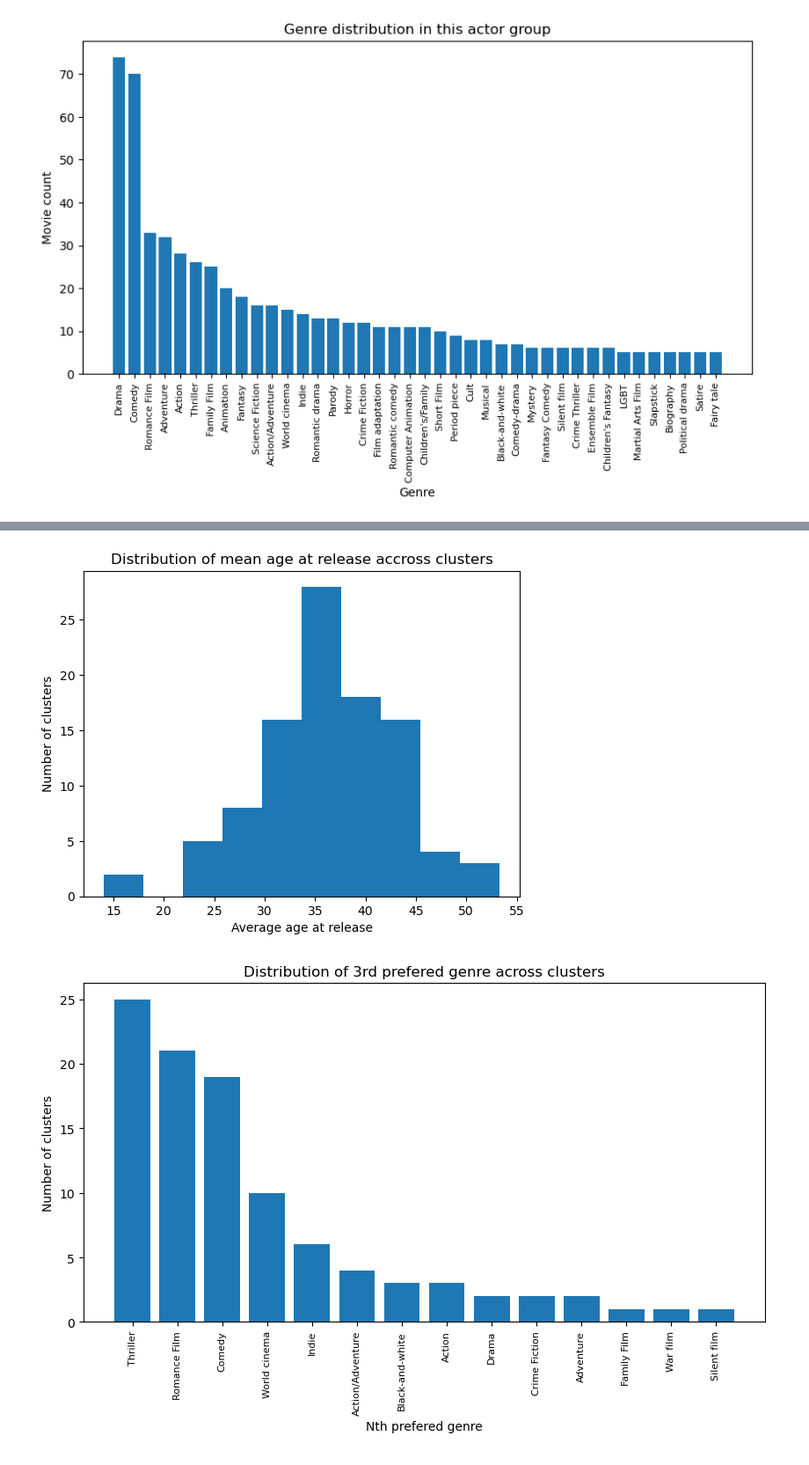
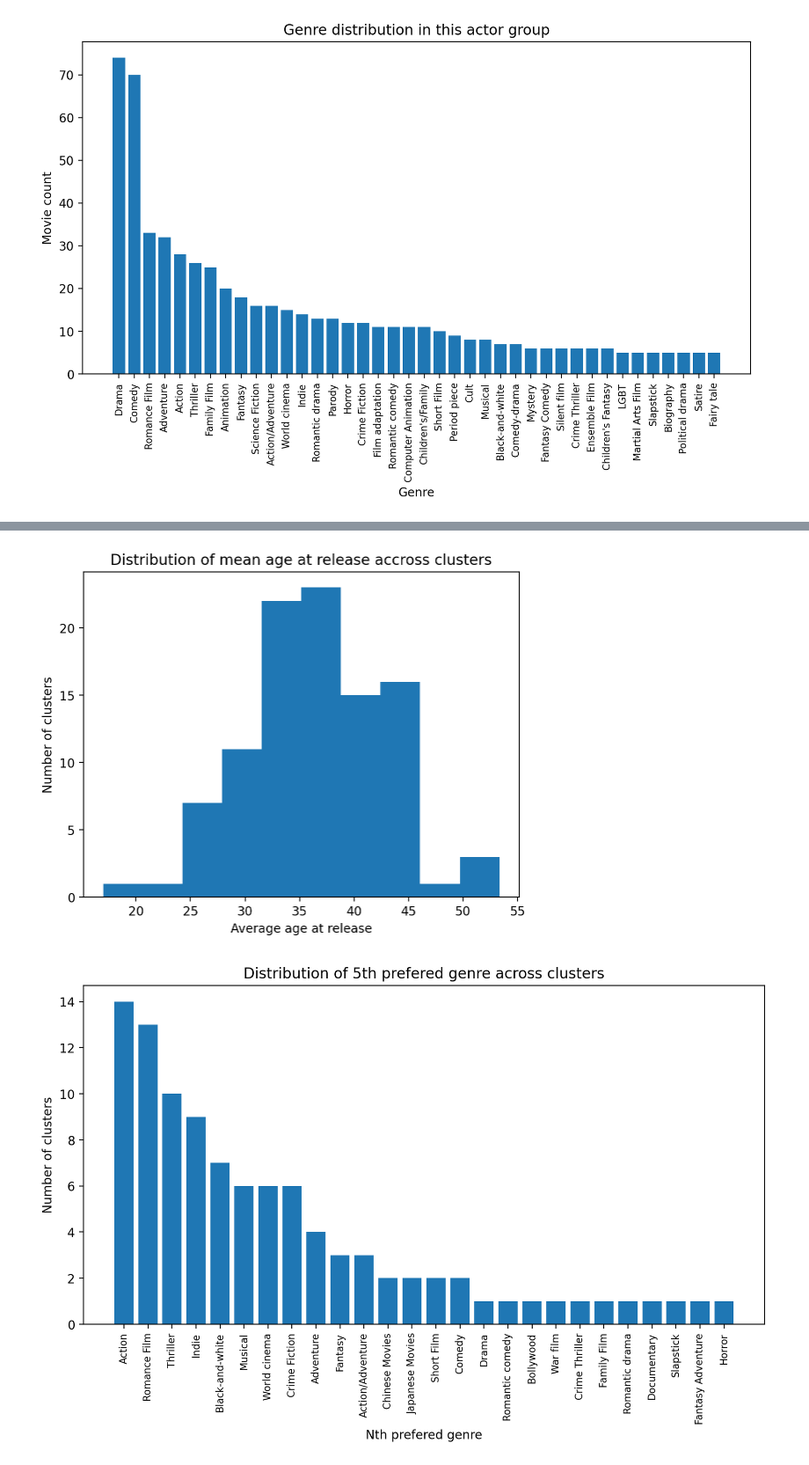
Before and after one commit to epfl-ada/ada-2024-project-d2ptm, a Jupyter notebook: paul.ipynb, the cells around one changed output, grey strips where cells are left out. Shown at 88% size. Cells and saved outputs as stored; diff of their text form; code cells hidden in the pictures.

```diff
--- a/paul.ipynb
+++ b/paul.ipynb
@@ -6,5 +16,8 @@ import numpy as np
 # %%
 download_data(force_download=False)
+# %%
+characters = load_characters()
+movies = load_movies()
 # %% [markdown]
 ### Some stats about a single actor
 # %%
@@ -37,11 +50,10 @@ Name: Natasha Henstridge
 # %% [markdown]
 ### Create random actor clusters and display some stats
 # %%
-characters = load_characters()
 num_clusters = 100
 np.random.seed(0)
 num_actors = np.random.randint(low=5, high=50, size=num_clusters)
-clusters = [Cluster(characters["FreebaseActorId"].drop_duplicates().sample(
+clusters = [Cluster(characters, movies, characters["FreebaseActorId"].drop_duplicates().sample(
     n=num_actors[i], random_state=i).to_list()
                    ) for i in range(num_clusters)]
 cluster1 = clusters[0]
@@ -69,3 +81,3 @@ genres = actor_stats.cluster_genres(cluster1, plot=True)
 # %%
-cluster_stats = ClusterStats()
+graph = Graph(clusters)
 # %%
@@ -79,9 +91,9 @@ clusters_genders = cluster_stats.gender_distribution(clusters, plot=True)
 # %%
-clusters_ages = cluster_stats.age_distribution(clusters, plot=True)
+clusters_ages = graph.age_distribution(plot=True)
 # %% [output]
-[figure, old version]
+[figure, new version]
 # %%
-clusters_nth_genres = cluster_stats.nth_genre_distribution(clusters, 3, plot=True)
+clusters_nth_genres = graph.nth_genre_distribution(5, plot=True)
 # %% [output]
-[figure, old version]
+[figure, new version]
 # %%
```
Also changed, not shown: parts of 10 cells of this notebook, 2 other files.
